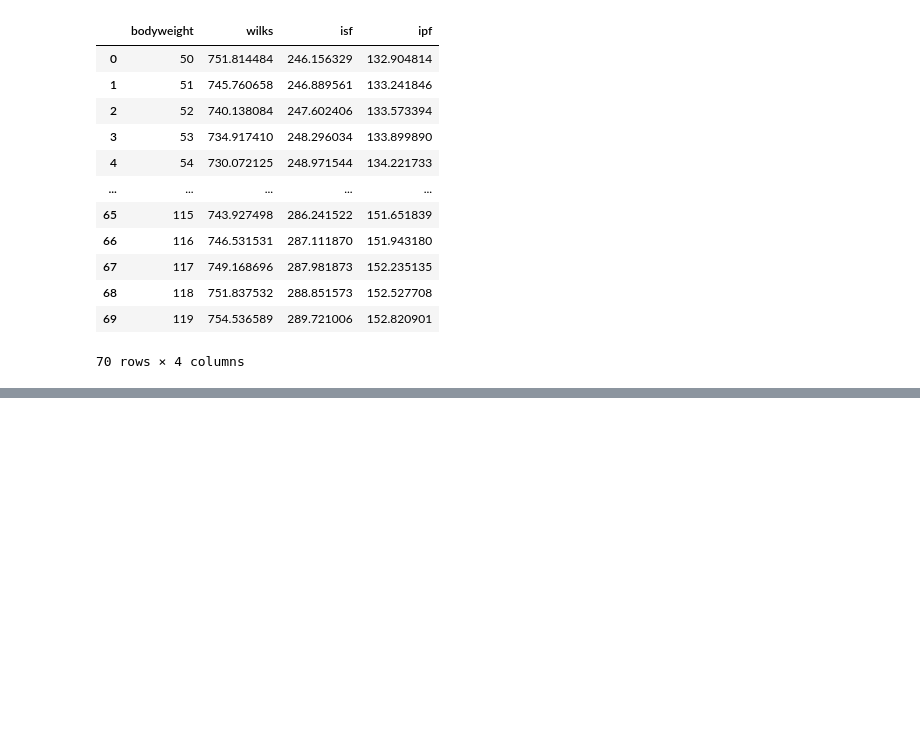
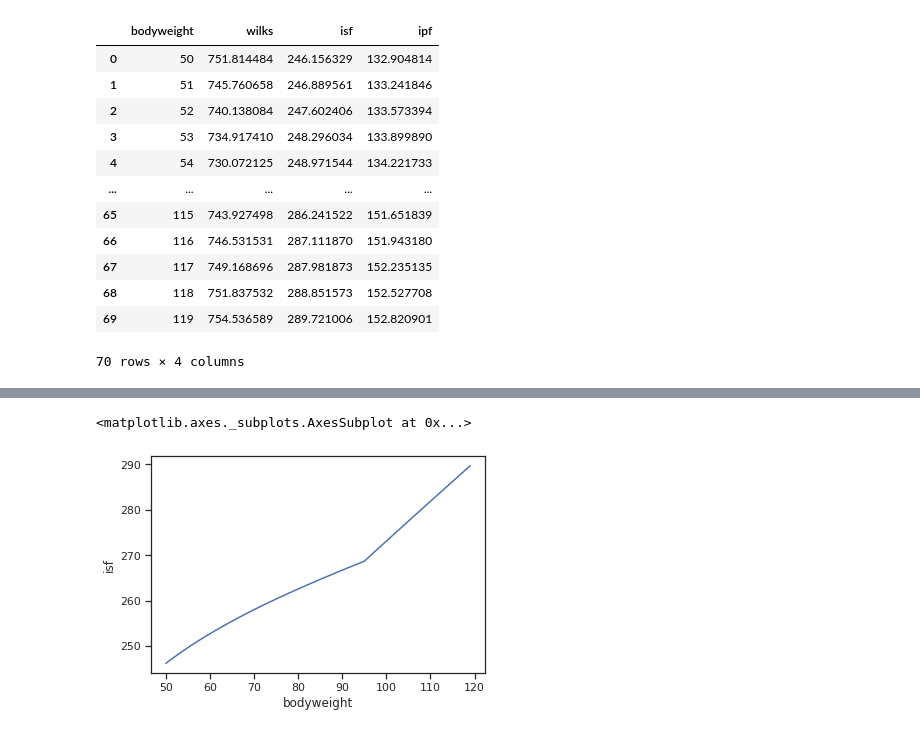
Before and after one commit to PrzemyslawSarnacki/streetlifting-analysis, a Jupyter notebook: coefficients.ipynb, the cells around one changed output, grey strips where cells are left out. Saved outputs shown, nothing was run; the diff lists cells and outputs as text; code cells hidden in the pictures; blank space fills up the shorter version.

```diff
--- a/coefficients.ipynb
+++ b/coefficients.ipynb
@@ -71,0 +91,8 @@ df = pd.DataFrame(rows, columns=["bodyweight", "wilks", "isf", "ipf"])
+# %%
+sns.lineplot(
+    data=df,
+    x="bodyweight", y="isf", markers=True, dashes=False
+)
+# %% [output]
+<matplotlib.axes._subplots.AxesSubplot at 0x...>
+[figure, added]
```
Also changed, not shown: parts of 4 cells of this notebook.
